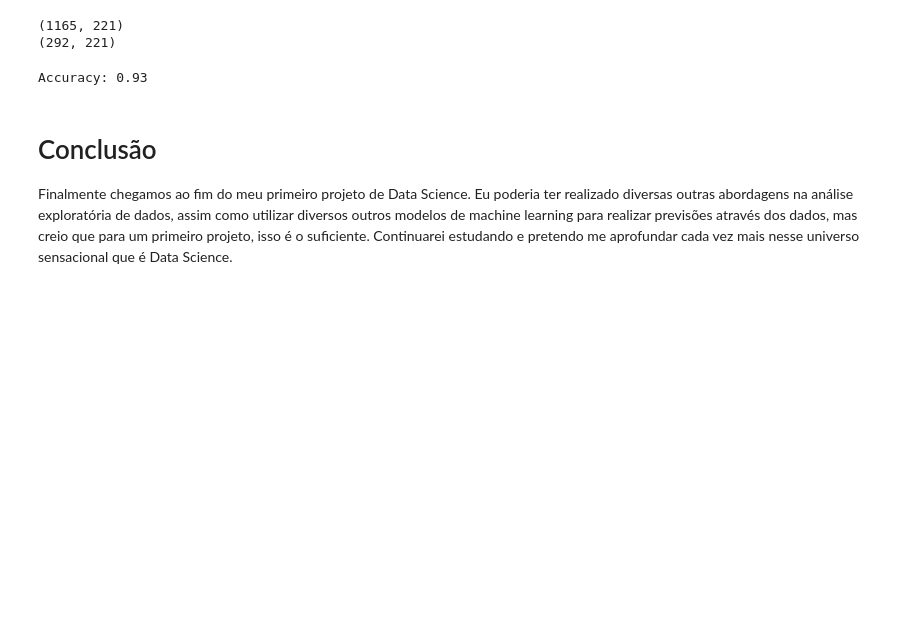
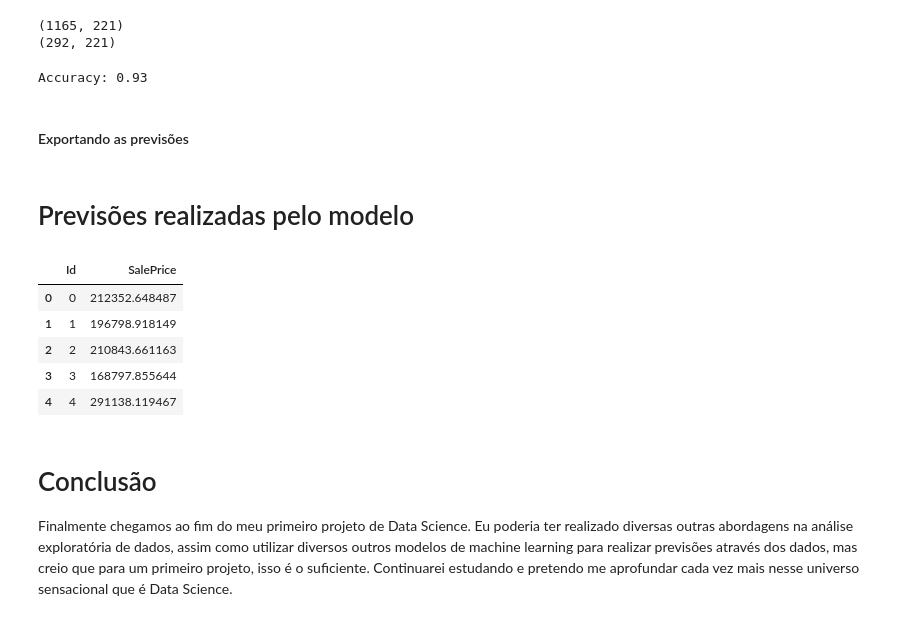
Before and after one commit to AlexandreSaback/Data-Science, a Jupyter notebook: Projetos/House Prices EDA.ipynb, the cells around one changed output. Saved outputs shown, nothing was run; the diff lists cells and outputs as text; code cells hidden in the pictures; blank space fills up the shorter version.

Commit message:
Update House Prices EDA.ipynb
Previsões feitas pelo modelo

```diff
--- a/Projetos/House Prices EDA.ipynb
+++ b/Projetos/House Prices EDA.ipynb
@@ -385,3 +385,5 @@ accuracy = model.score(test_x,test_y)
 print('Accuracy: %.2f'%accuracy)
 # %% [output]
 Accuracy: 0.93
+# %% [markdown]
+#### Exportando as previsões
@@ -388,3 +394,15 @@ Accuracy: 0.93
+# %% [markdown]
+# Previsões realizadas pelo modelo
+# %%
+predict_df = pd.read_csv('Sample_Submission.csv')
+predict_df.head()
+# %% [output]
+|  | Id | SalePrice |
+| 0 | 0 | 212352.648487 |
+| 1 | 1 | 196798.918149 |
+| 2 | 2 | 210843.661163 |
+| 3 | 3 | 168797.855644 |
+| 4 | 4 | 291138.119467 |
 # %% [markdown]
 # Conclusão
 Finalmente chegamos ao fim do meu primeiro projeto de Data Science. Eu poderia ter realizado diversas outras abordagens na análise exploratória de dados, assim como utilizar diversos outros modelos de machine learning para realizar previsões através dos dados, mas creio que para um primeiro projeto, isso é o suficiente. Continuarei estudando e pretendo me aprofundar cada vez mais nesse universo sensacional que é Data Science.
```
Also changed, not shown: parts of 1 cell of this notebook.
